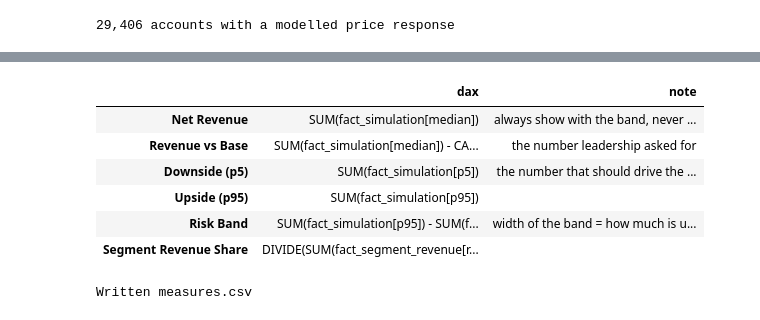
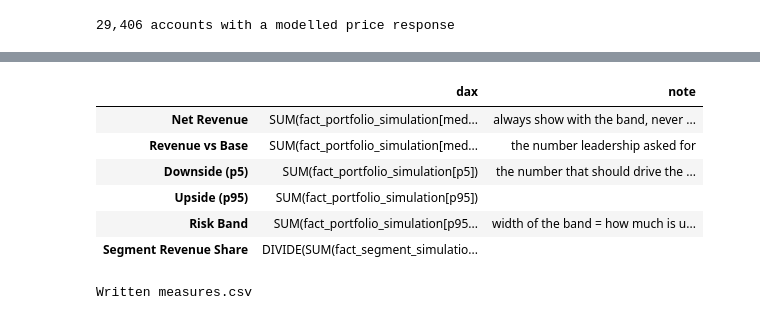
Before and after one commit to paforsey/data-science-portfolio, a Jupyter notebook: case-studies/international-roaming/international_roaming.ipynb, the cells around one changed output, grey strips where cells are left out. Drawn from its saved outputs; the diff is of its cells as text; code cells hidden in the pictures.

```diff
--- a/case-studies/international-roaming/international_roaming.ipynb
+++ b/case-studies/international-roaming/international_roaming.ipynb
@@ -5220,41 +5011,41 @@ Relationships to set in Power BI:
 # %%
 # Define Power BI Measures
 measures = pd.DataFrame({
     'measure': [
         'Net Revenue', 'Revenue vs Base', 'Downside (p5)', 'Upside (p95)',
         'Risk Band', 'Segment Revenue Share',
     ],
     'dax': [
-        'SUM(fact_simulation[median])',
-        'SUM(fact_simulation[median]) - CALCULATE(SUM(fact_simulation[median]), '
+        'SUM(fact_portfolio_simulation[median])',
+        'SUM(fact_portfolio_simulation[median]) - CALCULATE(SUM(fact_portfolio_simulation[median]), '
         'dim_price[price_multiplier] = 1)',
-        'SUM(fact_simulation[p5])',
-        'SUM(fact_simulation[p95])',
-        'SUM(fact_simulation[p95]) - SUM(fact_simulation[p5])',
-        'DIVIDE(SUM(fact_segment_revenue[revenue]), '
-        'CALCULATE(SUM(fact_segment_revenue[revenue]), ALL(dim_segment)))',
+        'SUM(fact_portfolio_simulation[p5])',
+        'SUM(fact_portfolio_simulation[p95])',
+        'SUM(fact_portfolio_simulation[p95]) - SUM(fact_portfolio_simulation[p5])',
+        'DIVIDE(SUM(fact_segment_simulation[revenue]), '
+        'CALCULATE(SUM(fact_segment_simulation[revenue]), ALL(dim_segment)))',
     ],
     'note': [
         'always show with the band, never alone',
         'the number leadership asked for',
         'the number that should drive the decision',
         '', 'width of the band = how much is unknown',
         '',
     ],
 })
 display(measures.set_index('measure').rename_axis(None))
 
 path = BI / ('measures.csv')
 measures.to_csv(path, index=False)
 print(f'Written {path.name}')
 # %% [output]
 |  | dax | note |
-| Net Revenue | SUM(fact_simulation[median]) | always show with the band, never ... |
-| Revenue vs Base | SUM(fact_simulation[median]) - CA... | the number leadership asked for |
-| Downside (p5) | SUM(fact_simulation[p5]) | the number that should drive the ... |
-| Upside (p95) | SUM(fact_simulation[p95]) |  |
-| Risk Band | SUM(fact_simulation[p95]) - SUM(f... | width of the band = how much is u... |
-| Segment Revenue Share | DIVIDE(SUM(fact_segment_revenue[r... |  |
+| Net Revenue | SUM(fact_portfolio_simulation[med... | always show with the band, never ... |
+| Revenue vs Base | SUM(fact_portfolio_simulation[med... | the number leadership asked for |
+| Downside (p5) | SUM(fact_portfolio_simulation[p5]) | the number that should drive the ... |
+| Upside (p95) | SUM(fact_portfolio_simulation[p95]) |  |
+| Risk Band | SUM(fact_portfolio_simulation[p95... | width of the band = how much is u... |
+| Segment Revenue Share | DIVIDE(SUM(fact_segment_simulatio... |  |
 Written measures.csv
 # %% [markdown]
 ---
```
Also changed, not shown: parts of 21 cells of this notebook, 12 other files.
